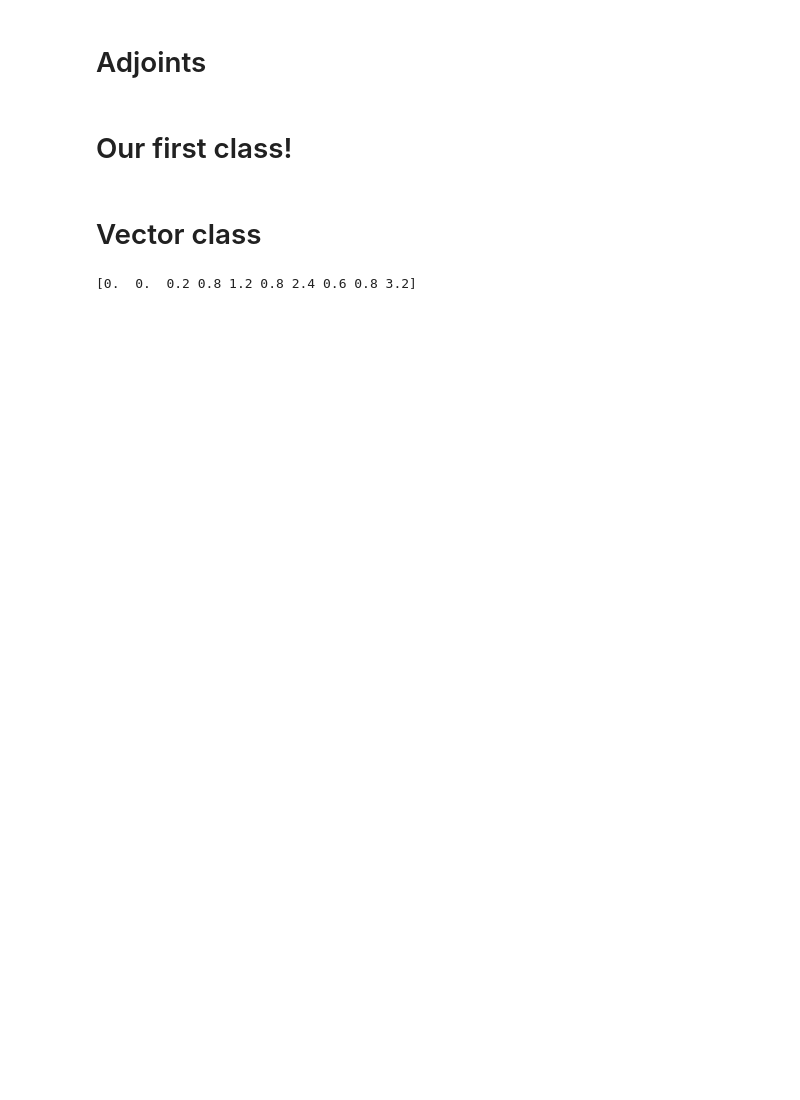
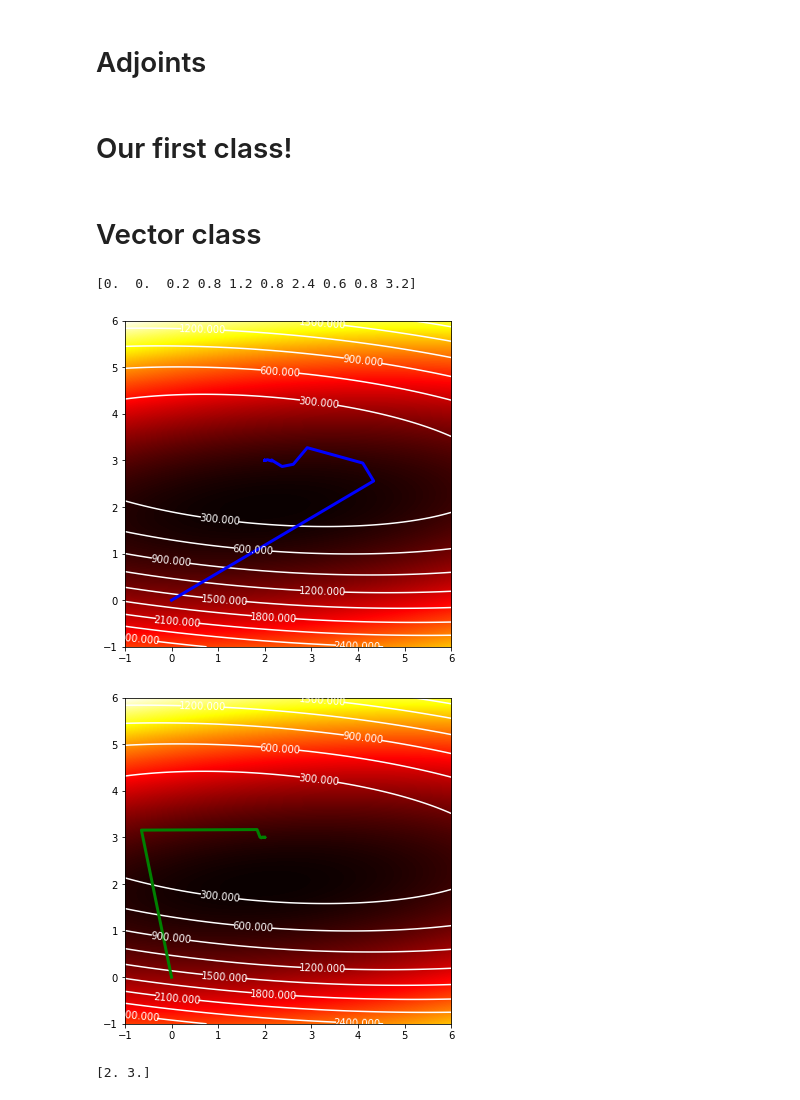
Before and after one commit to rgclapp007/gp211-class-notebooks-old, a Jupyter notebook: Adjoints.ipynb, the cells around one changed output. Drawn from its saved outputs; the diff is of its cells as text; code cells hidden in the pictures; blank space fills up the shorter version.

```diff
--- a/Adjoints.ipynb
+++ b/Adjoints.ipynb
@@ -178,12 +179,18 @@ class myVector:
     self.validOp()
     self._ar=self._ar*sc
 
-  def scaleAdd(self,vec:myVector,sc1:float=1,sc2:float=1.):
+  def scaleAdd(self,vec,sc1:float=1,sc2:float=1.):
     """ vec=self*sc1+vec*sc2"""
     self.validOp()
     vec.validOp()
     self.checkSame(vec)
     self._ar=self._ar*sc1+vec._ar*sc2
+
+  def dot(self,vec):
+    self.validOp()
+    vec.validOp()
+    self.checkSame(vec)
+    return np.dot(self._ar.ravel(),vec._ar.ravel())
 
   def clone(self):
     """Make a copy of the vector"""
@@ -196,7 +203,7 @@ class myVector:
 
   def rand(self):
     """Fill with a random number"""
-    self._arr=np.random.rand(self._shape)
+    self._ar[:]=(2. * np.random.random(self._shape) - 1.)
 # %%
 class myOperator:
   """ A generic operator class"""
@@ -261,6 +302,6 @@ class Lin1D(myOperator):
 # %%
 x=np.array([1.4,2.2,3.1,4.4])
-y=np.array([1,2,3,4])
+y=np.array([1.,2.,3.,4.])
 m=np.ndarray((10))
 
 dat=myVector(y)
@@ -268,6 +309,5 @@ mod=myVector(m)
 
 op=Lin1D(0.,.5,x,mod,dat)
 op.adjoint(False,mod,dat)
-print(mod._ar)
 # %% [output]
 [0.  0.  0.2 0.8 1.2 0.8 2.4 0.6 0.8 3.2]
@@ -273,0 +395,38 @@ print(mod._ar)
+# %%
+model.zero()
+solve=randomSolver(matOp,model,data)
+mvec,rvec=solve.iterate(100)
+# %%
+import matplotlib.pyplot as plt
+
+def objPlot(mod,mn,mx,npts,col):
+  mn=-1
+  mx=6
+  npts=300
+  obj=np.zeros((npts,npts))
+  test=data.clone()
+  ix=0
+  for x in np.linspace(mn,mx,npts):
+    iy=0
+    for y in np.linspace(mn,mx,npts):
+      model._ar[:]=(y,x)
+      matOp.forward(False,model,test)
+      test.scaleAdd(data,1,-1)
+      obj[ix,iy]=test.dot(test)
+      iy+=1
+    ix+=1
+  plt.figure(figsize=(8,6))
+  contours = plt.contour(np.linspace(mn,mx,npts), np.linspace(mn,mx,npts), obj, 10, colors='white')
+  plt.clabel(contours, inline=1, fontsize=10)
+  plt.imshow(obj,extent=(mn,mx,mn,mx),cmap=plt.cm.hot)
+  x=[[v[0]] for v in mod ]
+  y=[[v[1]] for v in mod ]
+  plt.plot(x, y, color=col, linewidth=3)
+objPlot(mvec,-1,6,300,"blue")
+model.zero()
+solve=randomSolver(matOp,model,data)
+mvec,rvec=solve.iterate(30)
+objPlot(mvec,-1,6,300,"green")
+# %% [output]
+[figure, added]
+[figure, added]
@@ -273,0 +435,4 @@ print(mod._ar)
+# %%
+print(mod)
+# %% [output]
+[2. 3.]
```
Also changed, not shown: parts of 6 cells of this notebook.
